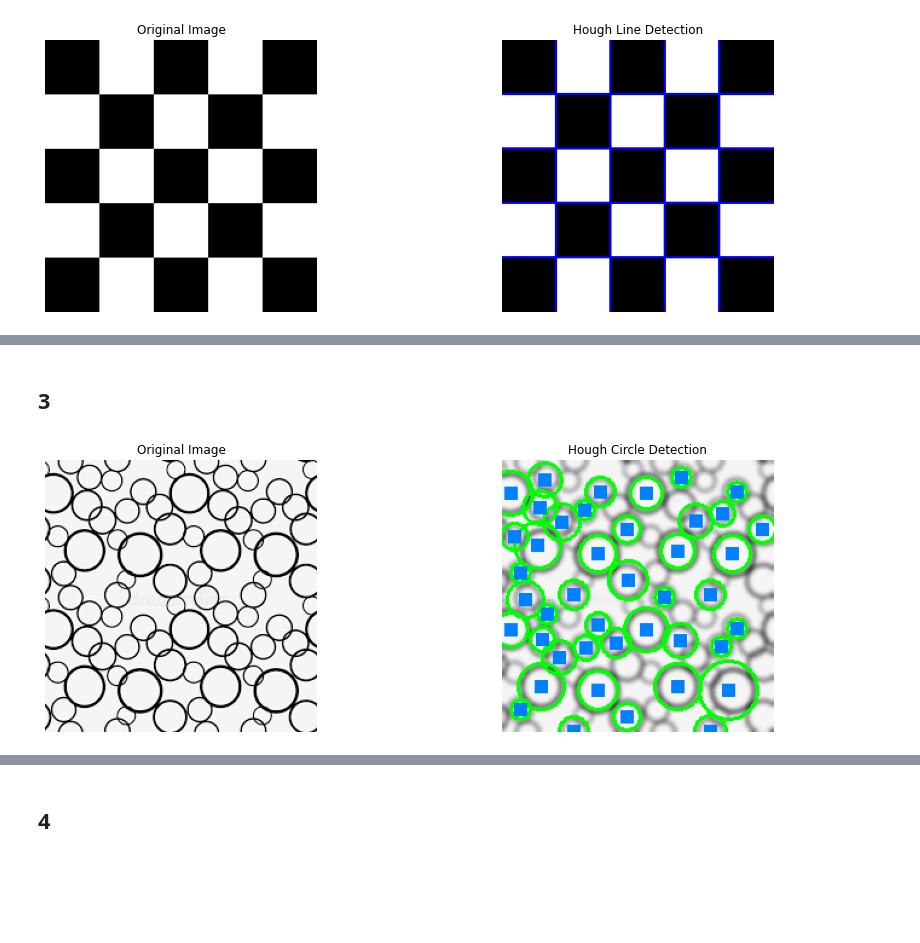
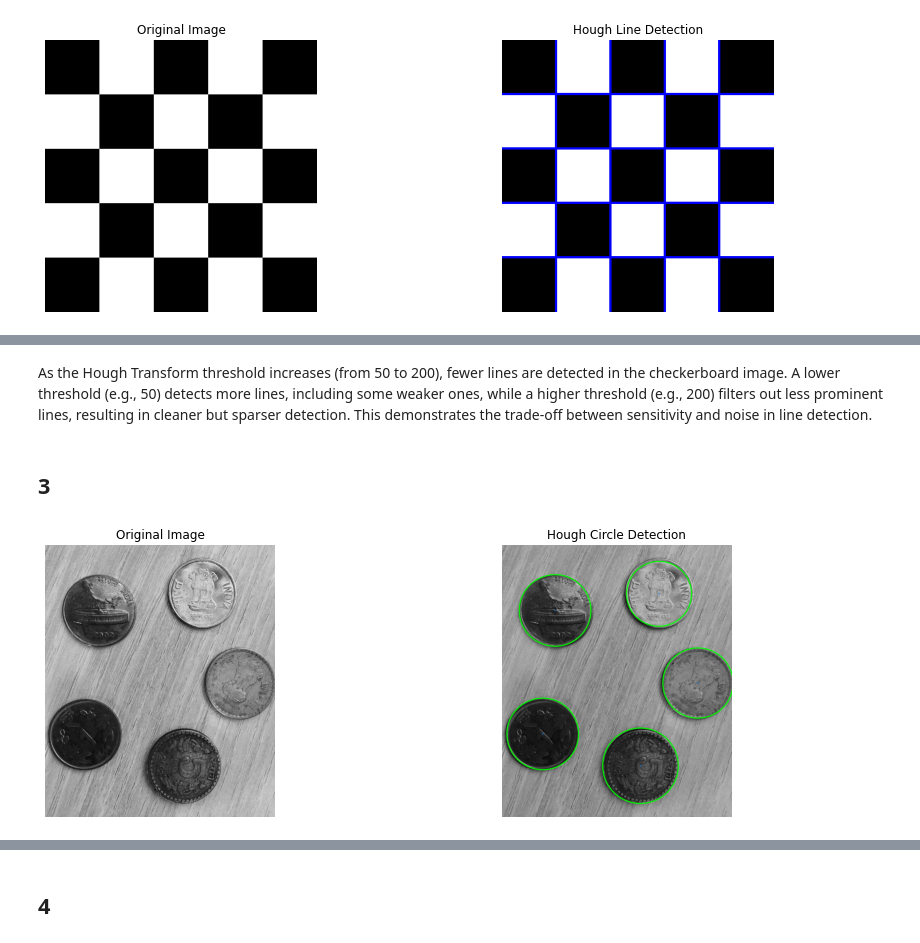
Before and after one commit to CS7-404-DIP-M24/a4-gitPROhan, a Jupyter notebook: main.ipynb, the cells around one changed output, grey strips where cells are left out. Drawn from its saved outputs; the diff is of its cells as text; code cells hidden in the pictures; blank space fills up the shorter version.

```diff
--- a/main.ipynb
+++ b/main.ipynb
@@ -6,7 +6,7 @@ import numpy as np
 import matplotlib.pyplot as plt
 # %%
 def display_images(images, titles, cmap='gray'):
-    plt.figure(figsize=(15, 5))
+    plt.figure(figsize=(30, 10))
     for i, (img, title) in enumerate(zip(images, titles)):
         plt.subplot(1, len(images), i+1)
         plt.imshow(img, cmap=cmap)
@@ -54,20 +65,32 @@ display_images([image, line_image], ["Original Image", "Hough Line Detection"])
+# %% [markdown]
+As the Hough Transform threshold increases (from 50 to 200), fewer lines are detected in the checkerboard image. A lower threshold (e.g., 50) detects more lines, including some weaker ones, while a higher threshold (e.g., 200) filters out less prominent lines, resulting in cleaner but sparser detection. This demonstrates the trade-off between sensitivity and noise in line detection.
 # %% [markdown]
 ## 3
 # %%
-def hough_circles(img, dp=1.2, minDist=20, param1=50, param2=30, minRadius=5, maxRadius=25):
-    circles = cv2.HoughCircles(img, cv2.HOUGH_GRADIENT, dp, minDist,
-                               param1=param1, param2=param2, minRadius=minRadius, maxRadius=maxRadius)
+def hough_circles(
+    img, dp=1.2, minDist=800, param1=90, param2=50, minRadius=300, maxRadius=400
+):
+    circles = cv2.HoughCircles(
+        img,
+        cv2.HOUGH_GRADIENT,
+        dp,
+        minDist,
+        param1=param1,
+        param2=param2,
+        minRadius=minRadius,
+        maxRadius=maxRadius,
+    )
     circle_img = cv2.cvtColor(img, cv2.COLOR_GRAY2BGR)
     if circles is not None:
         circles = np.round(circles[0, :]).astype("int")
-        for (x, y, r) in circles:
-            cv2.circle(circle_img, (x, y), r, (0, 255, 0), 2)
+        for x, y, r in circles:
+            cv2.circle(circle_img, (x, y), r, (0, 255, 0), 10)
             cv2.rectangle(circle_img, (x - 5, y - 5), (x + 5, y + 5), (0, 128, 255), -1)
     return circle_img
 # %%
-image = cv2.imread('images/circles.png', cv2.IMREAD_GRAYSCALE)
-blurred = cv2.GaussianBlur(image, (9, 9), 2)
+image = cv2.imread('images/coins.jpg', cv2.IMREAD_GRAYSCALE)
+blurred = cv2.GaussianBlur(image, (7, 7), 0)
 circle_image = hough_circles(blurred)
 display_images([image, circle_image], ["Original Image", "Hough Circle Detection"])
 # %% [output]
-[figure, old version]
+[figure, new version]
```
Also changed, not shown: parts of 7 cells of this notebook.
